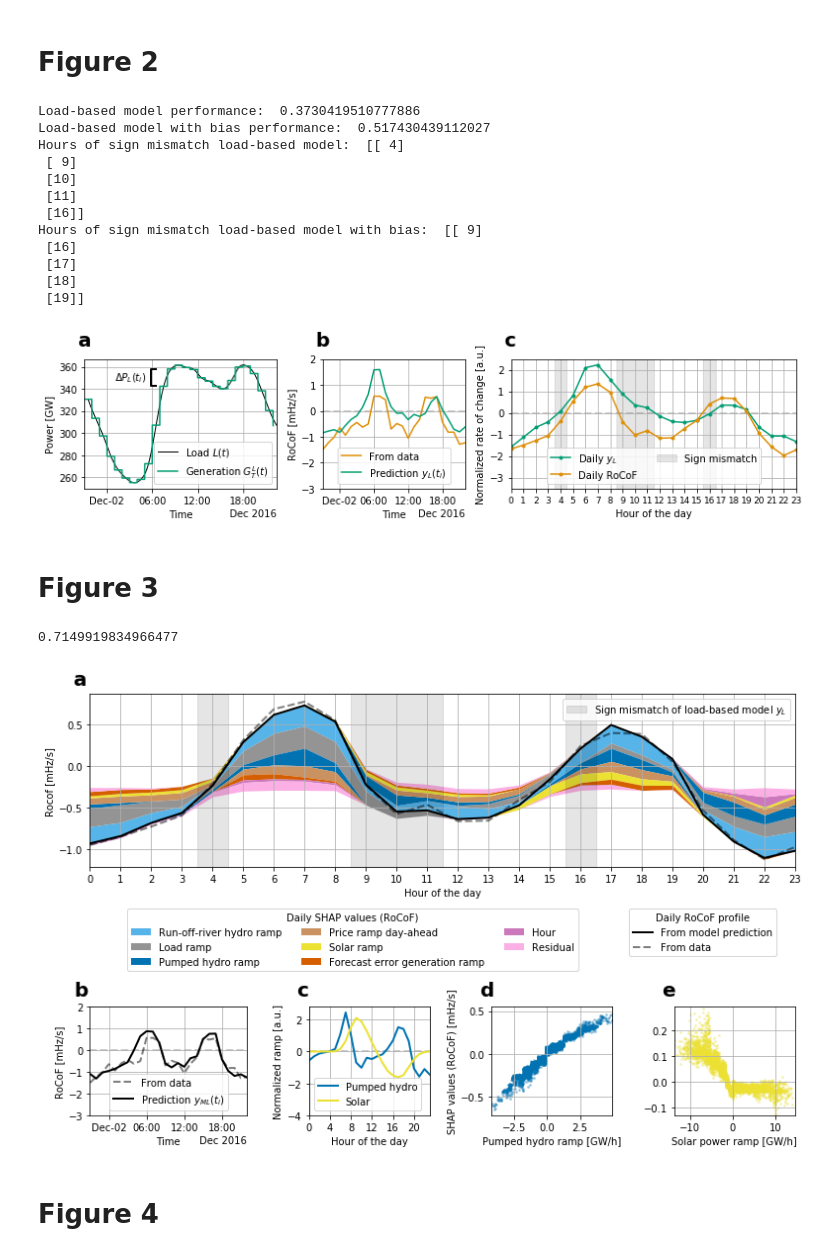
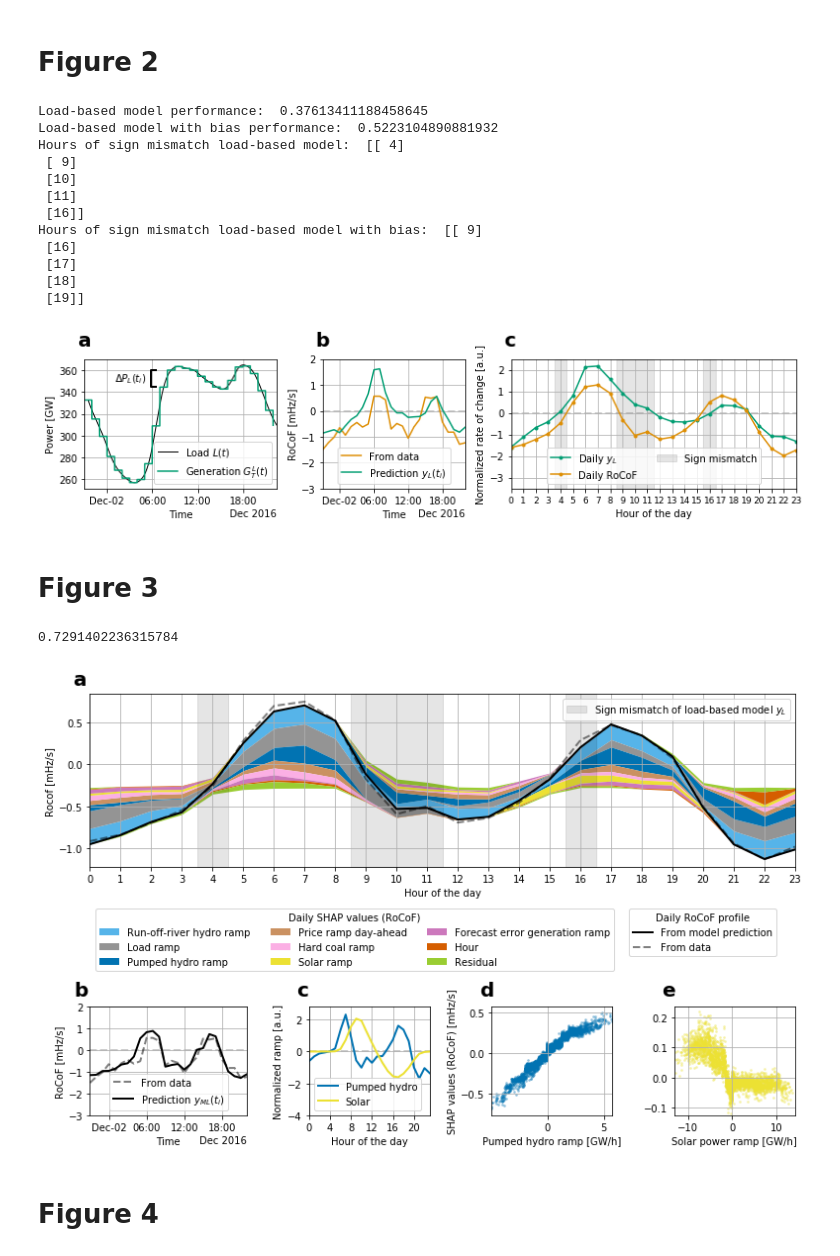
Before and after one commit to johkruse/XAI-for-DFDs, a Jupyter notebook: notebooks/plots_for_paper.ipynb, the cells around one changed output. Drawn from its saved outputs; the diff is of its cells as text; code cells hidden in the pictures.

```diff
--- a/notebooks/plots_for_paper.ipynb
+++ b/notebooks/plots_for_paper.ipynb
@@ -8,7 +8,7 @@ import seaborn as sns
 from scipy.optimize import curve_fit
 import matplotlib.gridspec as gridspec
 
-version = '2021-05-06'
+version = '2021-09-08'
 
 data_folder = '../data/{}/'
 version_folder = '../data/{}/version-{}/'
@@ -90,8 +90,9 @@ area='CE'
 targ = 'f_rocof'
 
 # Define colors for paper figures
-chydro,  crocof, cpred, cerrorgen, chour,cpriceramp , cresidual,cload, csolar ,  crunoff  = sns.color_palette("colorblind", 10)
+chydro,  crocof, cpred, chour, cerrorgen,cpriceramp , chardcoal,cload, csolar ,  crunoff  = sns.color_palette("colorblind", 10)
 cfreq = 'k'
+cresidual = 'yellowgreen'
 # %% [markdown]
 # Load data
 # %%
@@ -269,10 +274,10 @@ print('Hours of sign mismatch load-based model with bias: ', np.argwhere((daily_
 
 plt.tight_layout(h_pad=0.1)
 
-#plt.savefig(plot_folder+ 'fig2.pdf', bbox_inches='tight', dpi=220)
+plt.savefig(plot_folder+ 'fig2.pdf', bbox_inches='tight', dpi=220)
 # %% [output]
-Load-based model performance:  0.3730419510777886
-Load-based model with bias performance:  0.517430439112027
+Load-based model performance:  0.37613411188458645
+Load-based model with bias performance:  0.5223104890881932
 Hours of sign mismatch load-based model:  [[ 4]
  [ 9]
  [10]
@@ -290,7 +295,7 @@ Hours of sign mismatch load-based model with bias:  [[ 9]
 # performance of ML model
 print(r2_score(y_pred=y_pred_test.gtb, y_true=y_test))
 # %% [output]
-0.7149919834966477
+0.7291402236315784
 # %%
 # Setup
 fig = plt.figure(figsize=(11,7.))
@@ -301,7 +306,9 @@ fcolors = {'run_off_hydro_ramp': crunoff ,
             'solar_ramp': csolar,
             'forecast_error_total_gen_ramp': cerrorgen,
             'residual': cresidual,
-            'hour':chour}
+            'hour':chour,
+            'hard_coal_ramp':chardcoal}
+
 mismatch_hour_areas = [(3.5,4.5), (8.5,11.5),(15.5,16.5)]
 gs = gridspec.GridSpec(2, 4,
                        width_ratios=[1.3,1, 1,1],
@@ -316,7 +323,7 @@ end = '2016-12-02 22:00:00'
 
 plt.subplot(gs[0,:])
 
-max_select=7
+max_select=8
 
 # calculate base value for SHAP explanations
 base_value = y_pred_test.gtb.mean()
@@ -363,7 +370,7 @@ plt.xlabel('Hour of the day')
 plt.ylabel('Rocof [mHz/s]')
 plt.xlim([0,23])
 leg0=plt.legend([l3],['Sign mismatch of load-based model $y_L$'])
-leg1=plt.legend(bbox_to_anchor=(0.7,- 0.21,0,0), title='Daily SHAP values (RoCoF)', ncol=3)
+leg1=plt.legend(bbox_to_anchor=(0.75,- 0.21,0,0), title='Daily SHAP values (RoCoF)', ncol=3)
 leg2=plt.legend(l1+l2,['From model prediction', 'From data'],bbox_to_anchor=(0.98,- 0.21,0,0), title='Daily RoCoF profile')
 plt.gca().add_artist(leg0)
 plt.gca().add_artist(leg1)
@@ -411,35 +418,35 @@ xlower = X_test.mul(input_rescale_factors.reindex(X_test.columns)).loc[:,feature
 xupper =  X_test.mul(input_rescale_factors.reindex(X_test.columns)).loc[:,feature].quantile(0.995)
 ylower = pd.Series(shap_vals.loc[:,feature]).quantile(0.001)*1000
 yupper =  pd.Series(shap_vals.loc[:,feature]).quantile(0.999)*1000
 plt.xlim([xlower-np.abs(xupper-xlower)*0.1,xupper+np.abs(xupper-xlower)*0.1])
 plt.ylim([ylower-np.abs(yupper-ylower)*0.1,yupper+np.abs(yupper-ylower)*0.1])
 plt.scatter(X_test.mul(input_rescale_factors.reindex(X_test.columns)).loc[:,feature], shap_vals.loc[:,feature]*1000, s=3, alpha=0.3,rasterized=True, c=[chydro])
 plt.xlabel('Pumped hydro ramp [GW/h]')
 plt.ylabel('SHAP values (RoCoF) [mHz/s]')
 plt.grid()
 
 plt.subplot(gs[1,3])
 
 feature = 'solar_ramp'
 xlower = X_test.mul(input_rescale_factors.reindex(X_test.columns)).loc[:,feature].quantile(0.005)
 xupper =  X_test.mul(input_rescale_factors.reindex(X_test.columns)).loc[:,feature].quantile(0.995)
 ylower = pd.Series(shap_vals.loc[:,feature]).quantile(0.001)*1000
 yupper =  pd.Series(shap_vals.loc[:,feature]).quantile(0.999)*1000
 plt.xlim([xlower-np.abs(xupper-xlower)*0.1,xupper+np.abs(xupper-xlower)*0.1])
 plt.ylim([ylower-np.abs(yupper-ylower)*0.1,yupper+np.abs(yupper-ylower)*0.1])
 plt.grid()
 plt.scatter(X_test.mul(input_rescale_factors.reindex(X_test.columns)).loc[:,feature], shap_vals.loc[:,feature]*1000, s=3, alpha=0.3,rasterized=True, c=[csolar])
 plt.xlabel('Solar power ramp [GW/h]')
 
 # subplot annotation
 for i,ax_i in enumerate(plt.gcf().get_axes()[-4:], start=1):
     ax_i.annotate(chr(ord('`')+i+1), (-0.1,1.1), fontweight='bold', xycoords='axes fraction', fontsize=20)
 
 plt.tight_layout(h_pad=1.5)
 
-#plt.savefig(plot_folder+ 'fig3.pdf', bbox_inches='tight', dpi=220)
+plt.savefig(plot_folder+ 'fig3.pdf', bbox_inches='tight', dpi=220)
 # %% [output]
-[figure, old version]
+[figure, new version]
 # %% [markdown]
 # Figure 4
 # %%
```
Also changed, not shown: parts of 2 cells of this notebook.
